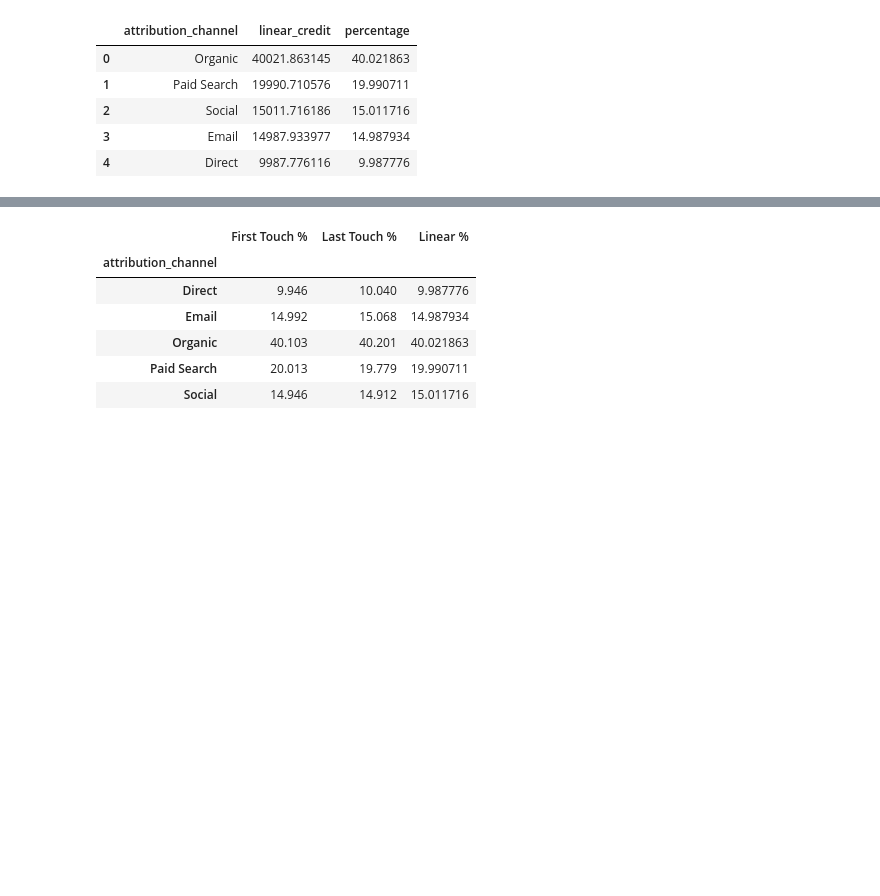
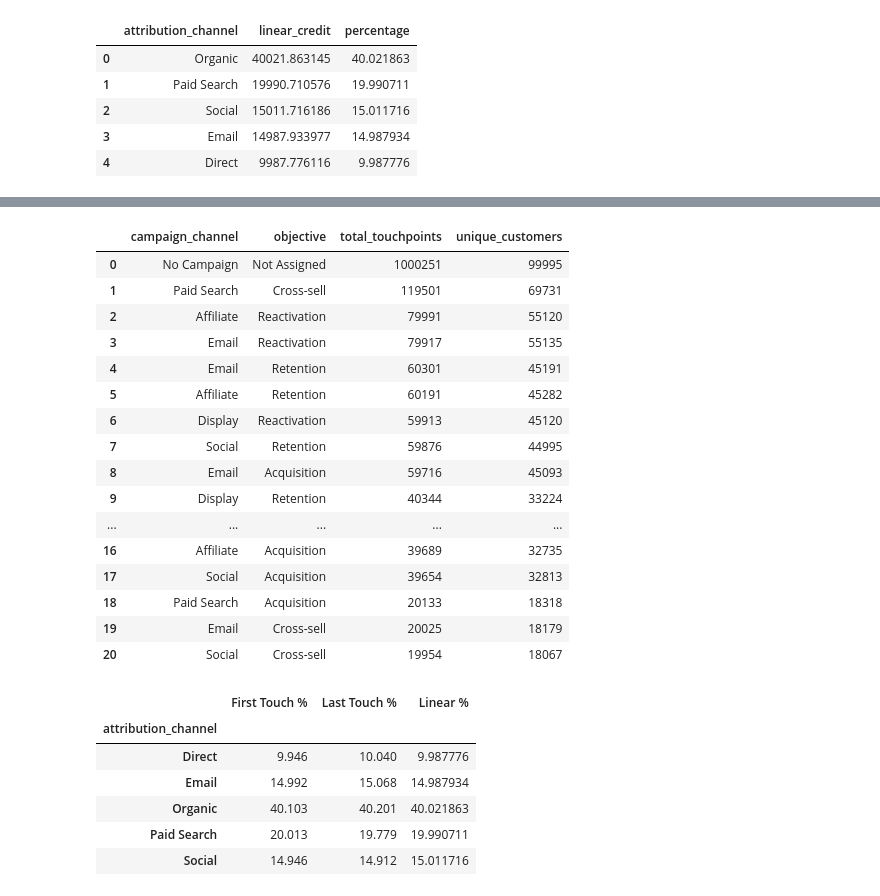
Before and after one commit to Tamoze/Marketing-Attribution-ROI-Dashboard, a Jupyter notebook: notebooks/03_attribution_analysis.ipynb, the cells around one changed output, grey strips where cells are left out. Drawn from its saved outputs; the diff is of its cells as text; code cells hidden in the pictures; blank space fills up the shorter version.

```diff
--- a/notebooks/03_attribution_analysis.ipynb
+++ b/notebooks/03_attribution_analysis.ipynb
@@ -1119,3 +1122,38 @@ ORDER BY touchpoints DESC
+# %%
+query4 = """
+SELECT
+    campaign_channel,
+    objective,
+    COUNT(*) AS total_touchpoints,
+    COUNT(DISTINCT customer_id) AS unique_customers
+FROM journey_data
+GROUP BY
+    campaign_channel,
+    objective
+ORDER BY total_touchpoints DESC;
+"""
+
+campaign_performance = pd.read_sql_query(query4, conn)
+
+campaign_performance
+# %% [output]
+|  | campaign_channel | objective | total_touchpoints | unique_customers |
+| 0 | No Campaign | Not Assigned | 1000251 | 99995 |
+| 1 | Paid Search | Cross-sell | 119501 | 69731 |
+| 2 | Affiliate | Reactivation | 79991 | 55120 |
+| 3 | Email | Reactivation | 79917 | 55135 |
+| 4 | Email | Retention | 60301 | 45191 |
+| 5 | Affiliate | Retention | 60191 | 45282 |
+| 6 | Display | Reactivation | 59913 | 45120 |
+| 7 | Social | Retention | 59876 | 44995 |
+| 8 | Email | Acquisition | 59716 | 45093 |
+| 9 | Display | Retention | 40344 | 33224 |
+| ... | ... | ... | ... | ... |
+| 16 | Affiliate | Acquisition | 39689 | 32735 |
+| 17 | Social | Acquisition | 39654 | 32813 |
+| 18 | Paid Search | Acquisition | 20133 | 18318 |
+| 19 | Email | Cross-sell | 20025 | 18179 |
+| 20 | Social | Cross-sell | 19954 | 18067 |
 # %%
 # First touch attribution: Identify the first touchpoint for each customer
 first_touch = (
```
Also changed, not shown: parts of 27 cells of this notebook.
